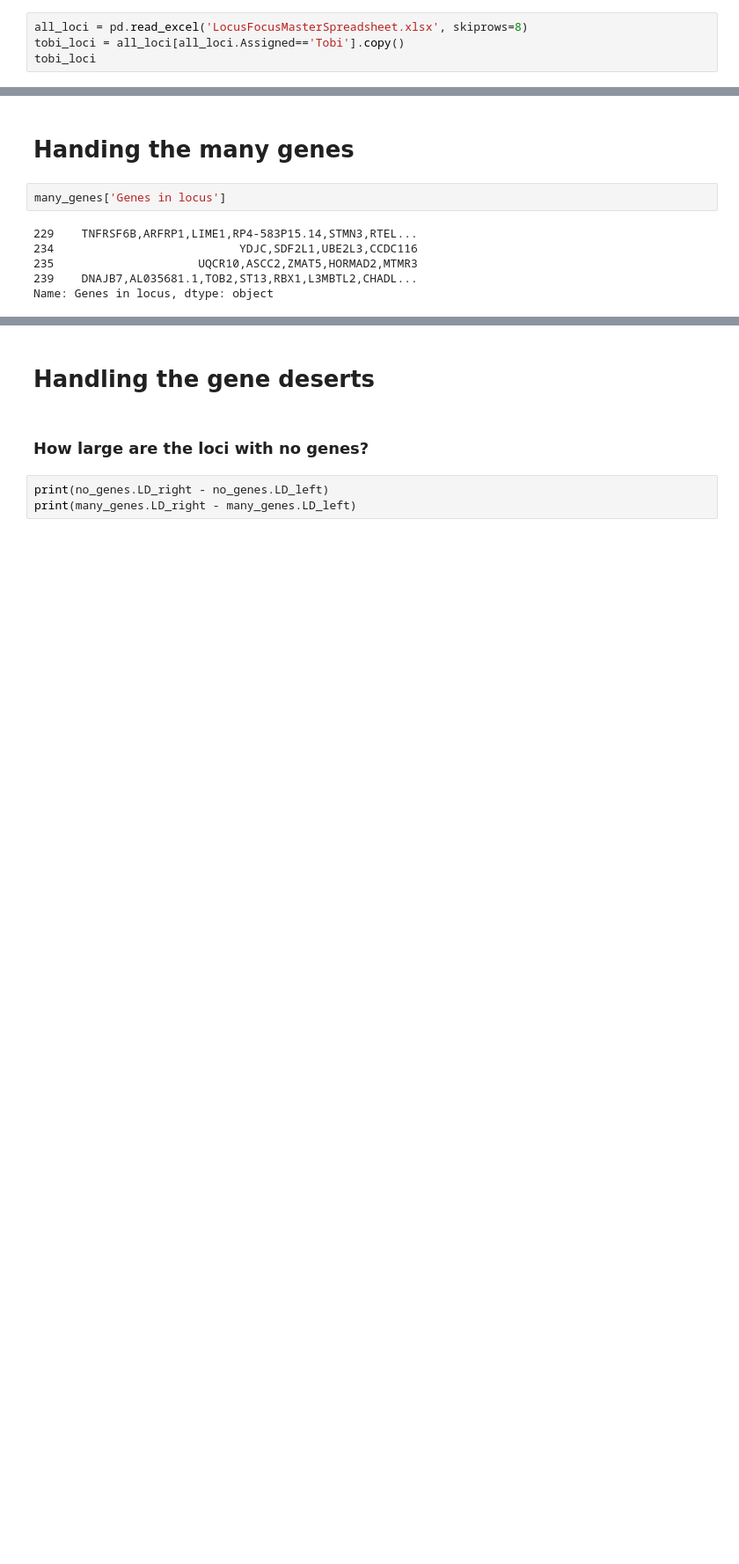
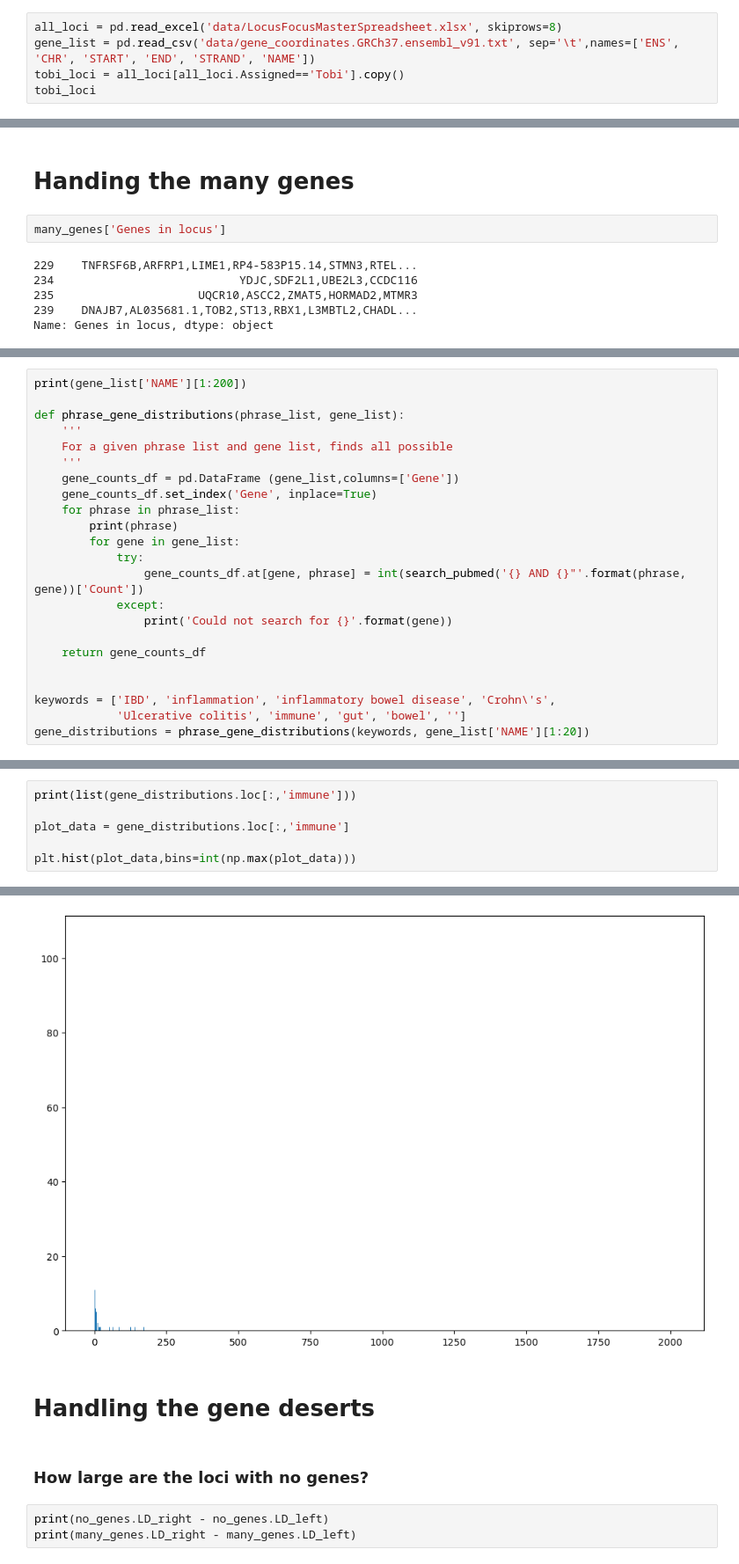
Before and after one commit to Tobi1kenobi/locus-focus, a Jupyter notebook: LocusFocusNotebook.ipynb, the cells around one changed output, grey strips where cells are left out. Shown at 88% size. Drawn from its saved outputs; the diff is of its cells as text; blank space fills up the shorter version.

Commit message:
Added data and updated code

```diff
--- a/LocusFocusNotebook.ipynb
+++ b/LocusFocusNotebook.ipynb
@@ -5,7 +6,8 @@ from Bio import Entrez
 
 Entrez.email = 'oa3@sanger.ac.uk'
 # %%
-all_loci = pd.read_excel('LocusFocusMasterSpreadsheet.xlsx', skiprows=8)
+all_loci = pd.read_excel('data/LocusFocusMasterSpreadsheet.xlsx', skiprows=8)
+gene_list = pd.read_csv('data/gene_coordinates.GRCh37.ensembl_v91.txt', sep='\t',names=['ENS', 'CHR', 'START', 'END', 'STRAND', 'NAME'])
 tobi_loci = all_loci[all_loci.Assigned=='Tobi'].copy()
 tobi_loci
 # %% [output]
@@ -112,2 +118,25 @@ for result in pub_results:
 # %% [output]
 NameError: name 'find_pubmed_hits' is not defined
+# %%
+print(gene_list['NAME'][1:200])
+
+def phrase_gene_distributions(phrase_list, gene_list):
+    '''
+    For a given phrase list and gene list, finds all possible
+    '''
+    gene_counts_df = pd.DataFrame (gene_list,columns=['Gene'])
+    gene_counts_df.set_index('Gene', inplace=True)
+    for phrase in phrase_list:
+        print(phrase)
+        for gene in gene_list:
+            try:
+                gene_counts_df.at[gene, phrase] = int(search_pubmed('{} AND {}"'.format(phrase, gene))['Count'])
+            except:
+                print('Could not search for {}'.format(gene))
+
+    return gene_counts_df
+
+
+keywords = ['IBD', 'inflammation', 'inflammatory bowel disease', 'Crohn\'s',
+            'Ulcerative colitis', 'immune', 'gut', 'bowel', '']
+gene_distributions = phrase_gene_distributions(keywords, gene_list['NAME'][1:20])
@@ -113,0 +164,7 @@ NameError: name 'find_pubmed_hits' is not defined
+# %%
+print(list(gene_distributions.loc[:,'immune']))
+
+plot_data = gene_distributions.loc[:,'immune']
+
+plt.hist(plot_data,bins=int(np.max(plot_data)))
+# %% [output]
@@ -114,3 +176,4 @@ NameError: name 'find_pubmed_hits' is not defined
+[figure, added]
 # %% [markdown]
 # Handling the gene deserts
 # %% [markdown]
```
Also changed, not shown: parts of 10 cells of this notebook, 2 other files.
